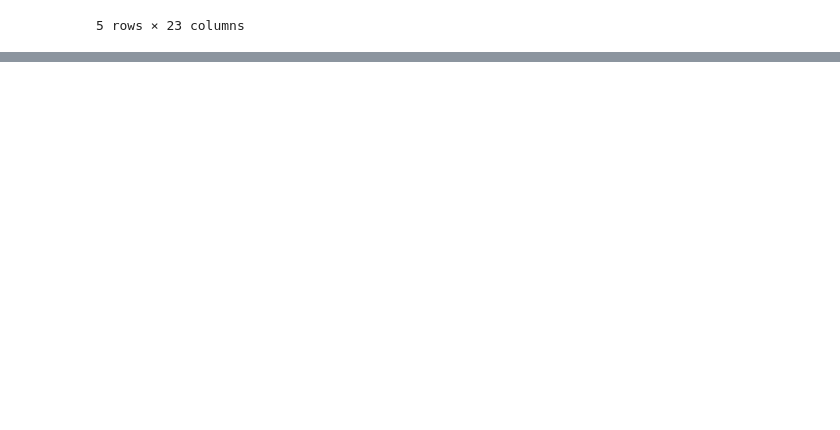
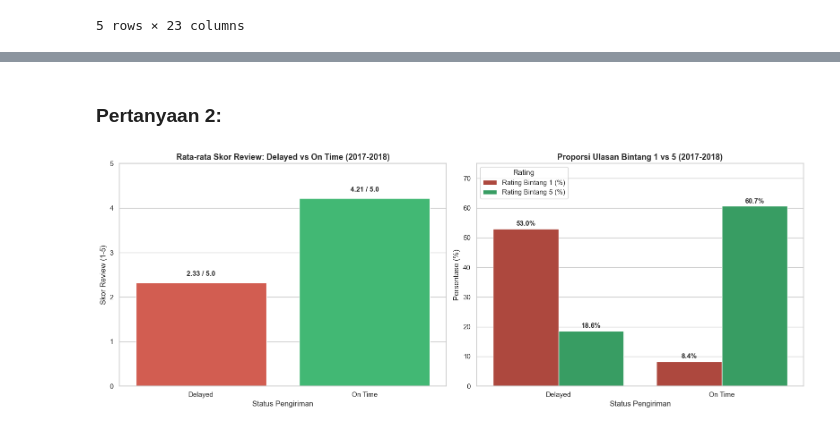
Before and after one commit to Cytect/ecommerce-analytics-dashboard, a Jupyter notebook: notebook.ipynb, the cells around one changed output, grey strips where cells are left out. Drawn from its saved outputs; the diff is of its cells as text; code cells hidden in the pictures; blank space fills up the shorter version.

```diff
--- a/notebook.ipynb
+++ b/notebook.ipynb
@@ -559,0 +393,11 @@ Ukuran baris dan kolom: (110197, 13)
+# %%
+# Rata-rata review berdasarkan ketepatan waktu kirim (2017-2018)
+delivery_review_summary = df_filtered.groupby('delivery_status').agg(
+    total_orders=('order_id', 'nunique'),
+    avg_review_score=('review_score', 'mean'),
+    median_review_score=('review_score', 'median'),
+    pct_rating_1=('review_score', lambda x: (x == 1).mean() * 100),
+    pct_rating_5=('review_score', lambda x: (x == 5).mean() * 100)
+).reset_index()
+
+delivery_review_summary
@@ -559,0 +526,46 @@ Ukuran baris dan kolom: (110197, 13)
+# %% [markdown]
+### Pertanyaan 2:
+# %%
+fig, axes = plt.subplots(nrows=1, ncols=2, figsize=(16, 6))
+
+# 1. Rata-rata Skor Review
+sns.barplot(
+    data=delivery_review_summary,
+    x='delivery_status',
+    y='avg_review_score',
+    palette=['#e74c3c', '#2ecc71'],
+    ax=axes[0]
+)
+axes[0].set_title('Rata-rata Skor Review: Delayed vs On Time (2017-2018)', fontsize=13, fontweight='bold')
+axes[0].set_xlabel('Status Pengiriman')
+axes[0].set_ylabel('Skor Review (1-5)')
+axes[0].set_ylim(0, 5)
+
+for i, row in delivery_review_summary.iterrows():
+    axes[0].text(i, row['avg_review_score'] + 0.15, f"{row['avg_review_score']:.2f} / 5.0", ha='center', fontweight='bold')
+
+# 2. Persentase Bintang 1 vs Bintang 5
+review_pct_df = pd.DataFrame({
+    'Status': ['Delayed', 'On Time'],
+    'Rating Bintang 1 (%)': [delivery_review_summary.loc[delivery_review_summary['delivery_status']=='Delayed', 'pct_rating_1'].values[0],
+                             delivery_review_summary.loc[delivery_review_summary['delivery_status']=='On Time', 'pct_rating_1'].values[0]],
+    'Rating Bintang 5 (%)': [delivery_review_summary.loc[delivery_review_summary['delivery_status']=='Delayed', 'pct_rating_5'].values[0],
+                             delivery_review_summary.loc[delivery_review_summary['delivery_status']=='On Time', 'pct_rating_5'].values[0]]
+})
+
+review_pct_melted = review_pct_df.melt(id_vars='Status', var_name='Rating', value_name='Persentase')
+sns.barplot(data=review_pct_melted, x='Status', y='Persentase', hue='Rating', palette=['#c0392b', '#27ae60'], ax=axes[1])
+axes[1].set_title('Proporsi Ulasan Bintang 1 vs 5 (2017-2018)', fontsize=13, fontweight='bold')
+axes[1].set_xlabel('Status Pengiriman')
+axes[1].set_ylabel('Persentase (%)')
+axes[1].set_ylim(0, 75)
+
+for p in axes[1].patches:
+    h = p.get_height()
+    if h > 0:
+        axes[1].annotate(f'{h:.1f}%', (p.get_x() + p.get_width() / 2., h + 1), ha='center', fontweight='bold')
+
+plt.tight_layout()
+plt.show()
+# %% [output]
+[figure, added]
```
Also changed, not shown: parts of 78 cells of this notebook, 1 other file.
